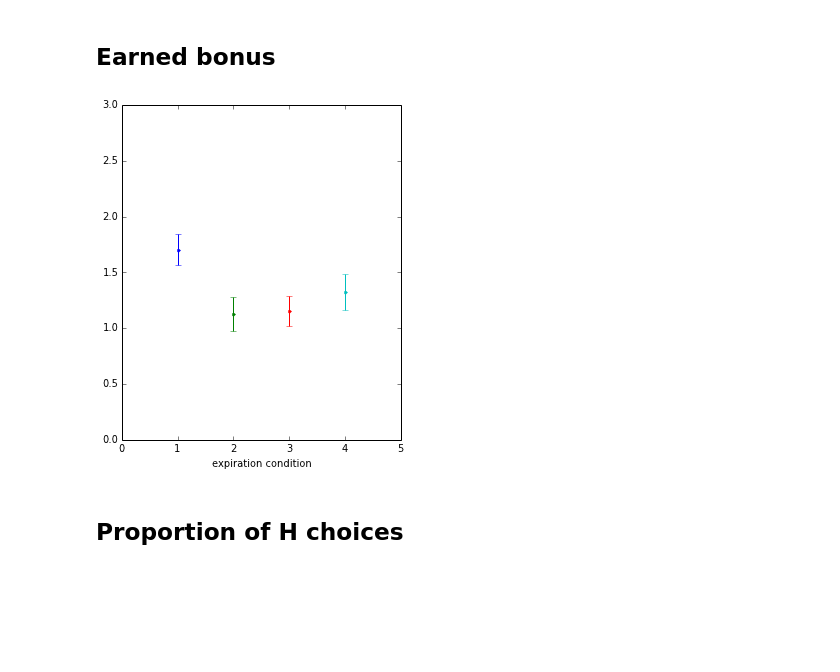
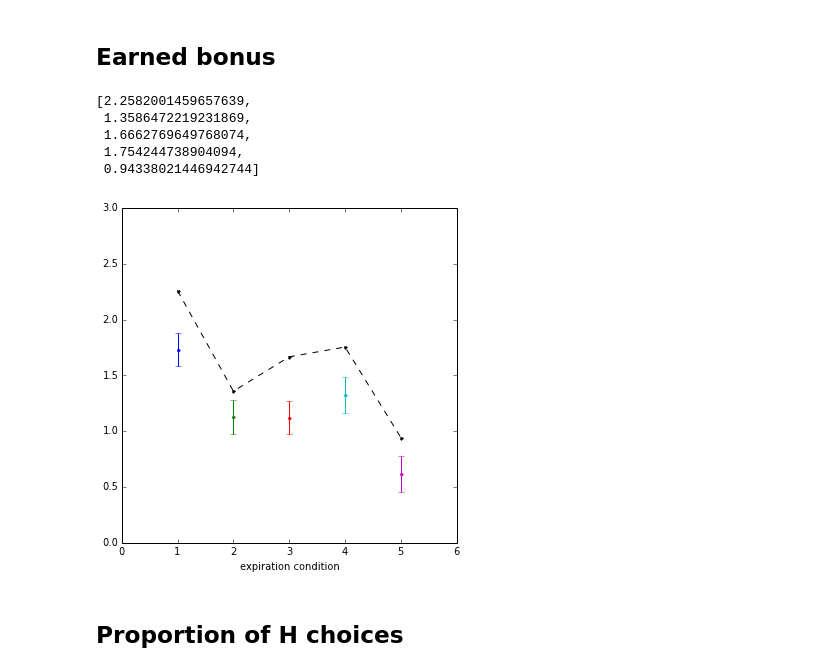
Before and after one commit to dmarkant/CompetitiveSampling, a Jupyter notebook: analysis/expiration-v1/expiration-v1.ipynb, the cells around one changed output. Saved outputs shown, nothing was run; the diff lists cells and outputs as text; code cells hidden in the pictures; blank space fills up the shorter version.

```diff
--- a/analysis/expiration-v1/expiration-v1.ipynb
+++ b/analysis/expiration-v1/expiration-v1.ipynb
@@ -316,2 +364,6 @@ plt.show()
+# %%
+opt_bonus = []
+for i in range(len(gambles)):
+    opt_bonus.append({f: opt_pH[i][f] * evs[i][0] + (1 - opt_pH[i][f]) * evs[i][1] for f in ['noexp', 'unif', 'norm', 'exp', 'exp2']})
 # %% [markdown]
 # Experiment results
@@ -318 +379,3 @@ plt.show()
+# %%
+alldata.update(newdata)
 # %%
@@ -591,11 +643,12 @@ print kruskalwallis(df[df['cond_exp']==2]['md_n_samples'],
 (0.45093323483141312, 0.5018921089012881)
 # %%
 fig, ax = plt.subplots(figsize=(6,6))
-for i in range(4):
+for i in range(5):
     v = df[df['cond_exp']==i]['md_n_samples']
     ax.errorbar(x=i+1, y=v.mean(), yerr=v.std()/np.sqrt(len(v)), marker='.')
-ax.set_xlim([0, 5])
-ax.set_ylim([0,15])
+ax.plot(range(1,6), opt_nsamples, 'k.--')
+ax.set_xlim([0, 6])
+ax.set_ylim([0,25])
 ax.set_xlabel('expiration condition')
 ax.set_aspect(.2)
 plt.show()
@@ -664,18 +717,29 @@ print ttest_ind(df_nonexp[(df_nonexp['cond_exp']==2)]['md_n_samples'], df_nonexp
 (array(0.2427056465258688), 0.81058822597433489)
 # %% [markdown]
 ## Earned bonus
+# %%
+best = [1 + np.sum([p[expf] for p in opt_bonus])/100. for expf in ['noexp', 'unif', 'norm', 'exp', 'exp2']]
+# %%
+best
+# %% [output]
+[2.2582001459657639,
+ 1.3586472219231869,
+ 1.6662769649768074,
+ 1.754244738904094,
+ 0.94338021446942744]
 # %%
 fig, ax = plt.subplots(figsize=(6,6))
-for i in range(4):
+for i in range(5):
     v = df[df['cond_exp']==i]['bonus']
     ax.errorbar(x=i+1, y=v.mean(), yerr=v.std()/np.sqrt(len(v)), marker='.')
-ax.set_xlim([0, 5])
+ax.plot(range(1,6), best, 'k.--')
+ax.set_xlim([0, 6])
 ax.set_ylim([0,3])
 ax.set_xlabel('expiration condition')
 ax.set_aspect(2)
 plt.show()
 # %% [output]
-[figure, old version]
+[figure, new version]
 # %% [markdown]
 ## Proportion of H choices
 # %%
```
Also changed, not shown: parts of 42 cells of this notebook, 1 other file.
